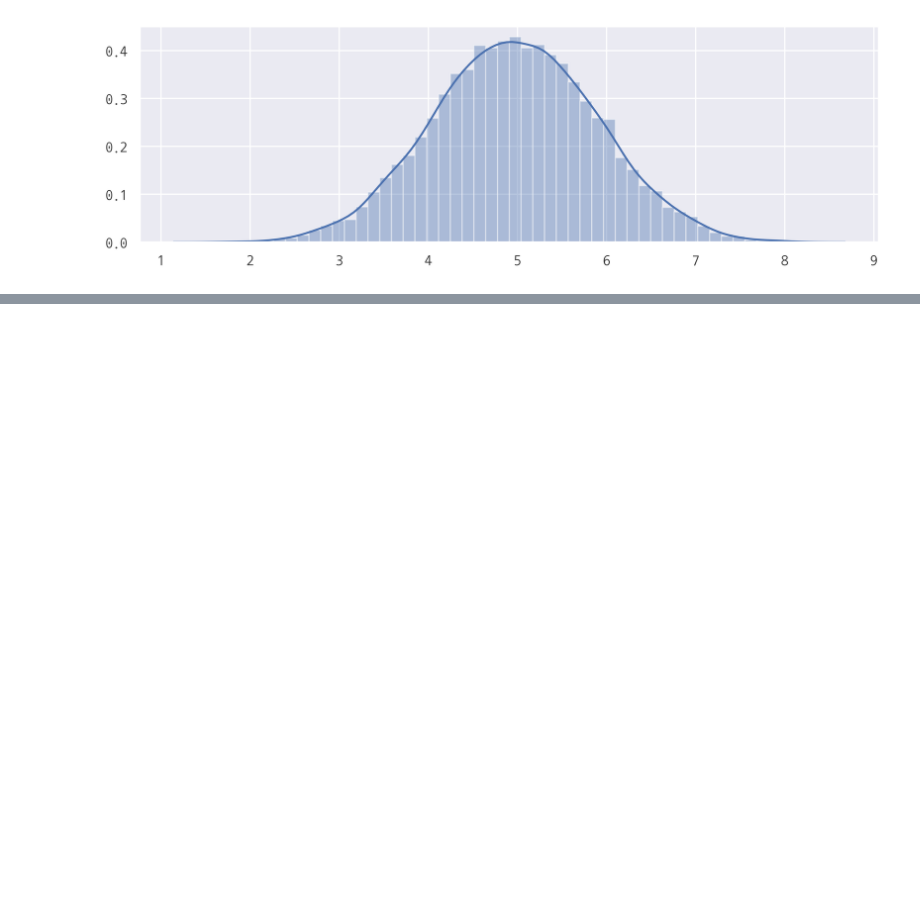
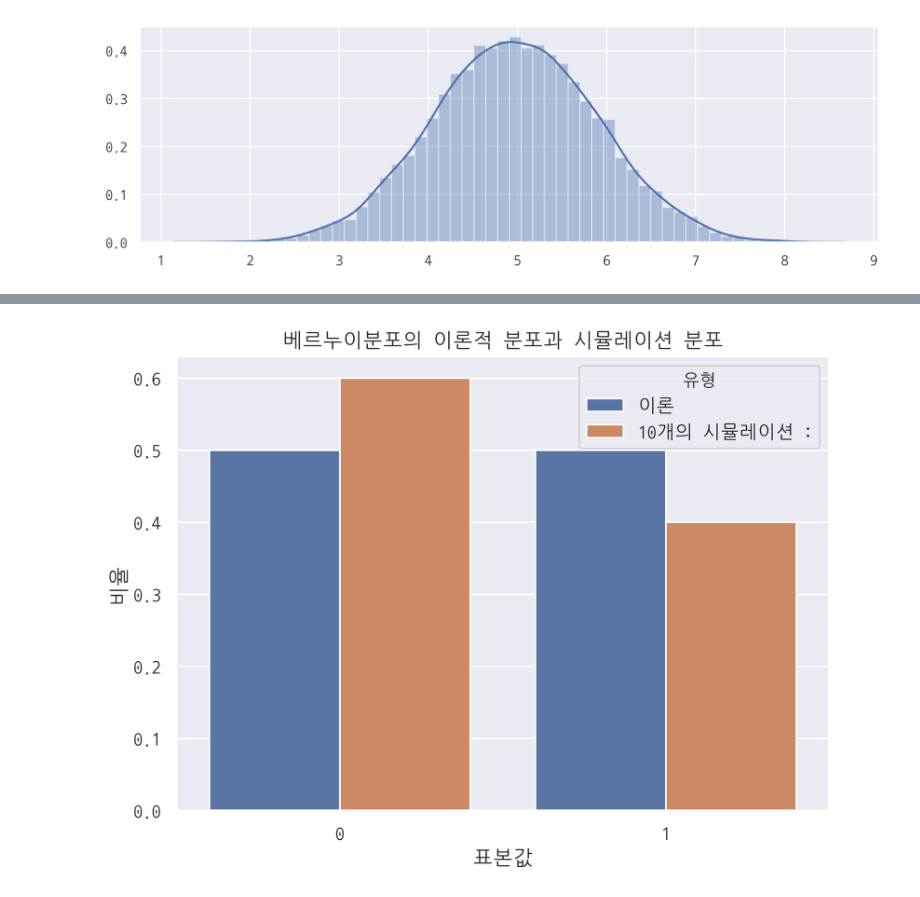
Before and after one commit to hmkim312/TIL, a Jupyter notebook: math/08_scipy로 공부하는 확률분포.ipynb, the cells around one changed output, grey strips where cells are left out. Cells and saved outputs as stored; diff of their text form; code cells hidden in the pictures; blank space fills up the shorter version.

```diff
--- a/math/08_scipy로 공부하는 확률분포.ipynb
+++ b/math/08_scipy로 공부하는 확률분포.ipynb
@@ -115,0 +209,19 @@ sns.distplot(s)
+# %%
+# 연습문제 8.2.2
+def bar_bernoulli(mu, N):
+    xx = [0, 1]
+    rv = sp.stats.bernoulli(mu)
+    x = rv.rvs(N, random_state=10)
+    y = np.bincount(x, minlength=2) / float(len(x))
+    df = pd.DataFrame({'이론': rv.pmf(xx), f'{N}개의 시뮬레이션 :': y})
+    df2 = df.stack().reset_index()
+    df2.columns = ['표본값', '유형', '비율']
+    plt.figure(figsize=(7, 5))
+    sns.barplot(x='표본값', y='비율', hue='유형', data=df2)
+    plt.title('베르누이분포의 이론적 분포과 시뮬레이션 분포')
+    plt.show()
+# %%
+# 1) 확률 0.5, 표본 10개
+bar_bernoulli(0.5, 10)
+# %% [output]
+[figure, added]
```
Also changed, not shown: parts of 37 cells of this notebook.
